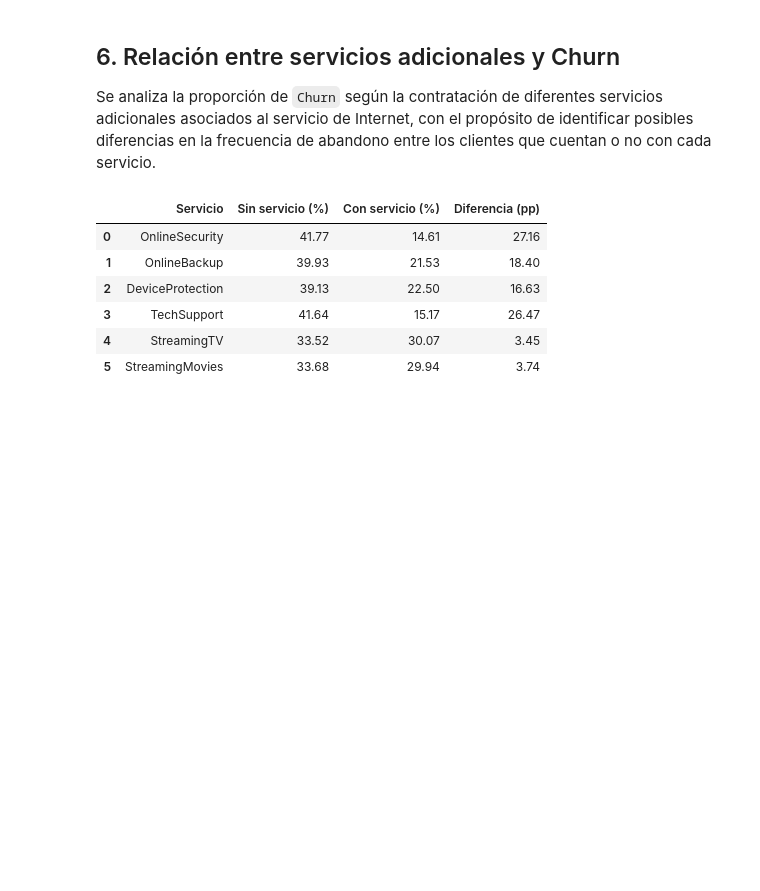
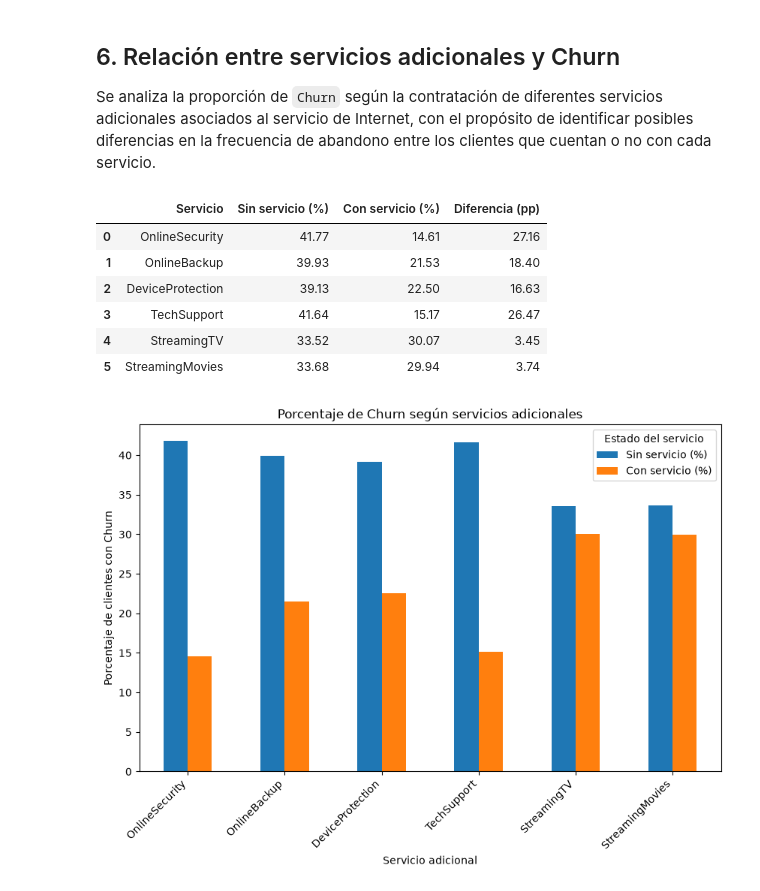
Before and after one commit to sartocol87/retencion_clientes, a Jupyter notebook: notebooks/03_exploratory_analysis.ipynb, the cells around one changed output. Saved outputs shown, nothing was run; the diff lists cells and outputs as text; code cells hidden in the pictures; blank space fills up the shorter version.

```diff
--- a/notebooks/03_exploratory_analysis.ipynb
+++ b/notebooks/03_exploratory_analysis.ipynb
@@ -260,3 +260,19 @@ display(service_summary)
 | 3 | TechSupport | 41.64 | 15.17 | 26.47 |
 | 4 | StreamingTV | 33.52 | 30.07 | 3.45 |
 | 5 | StreamingMovies | 33.68 | 29.94 | 3.74 |
+# %%
+service_summary.plot(
+    x="Servicio",
+    y=["Sin servicio (%)", "Con servicio (%)"],
+    kind="bar",
+    figsize=(10, 6)
+)
+
+plt.title("Porcentaje de Churn según servicios adicionales")
+plt.xlabel("Servicio adicional")
+plt.ylabel("Porcentaje de clientes con Churn")
+plt.xticks(rotation=45, ha="right")
+plt.legend(title="Estado del servicio")
+plt.show()
+# %% [output]
+[figure, added]
```
Also changed, not shown: parts of 19 cells of this notebook.
